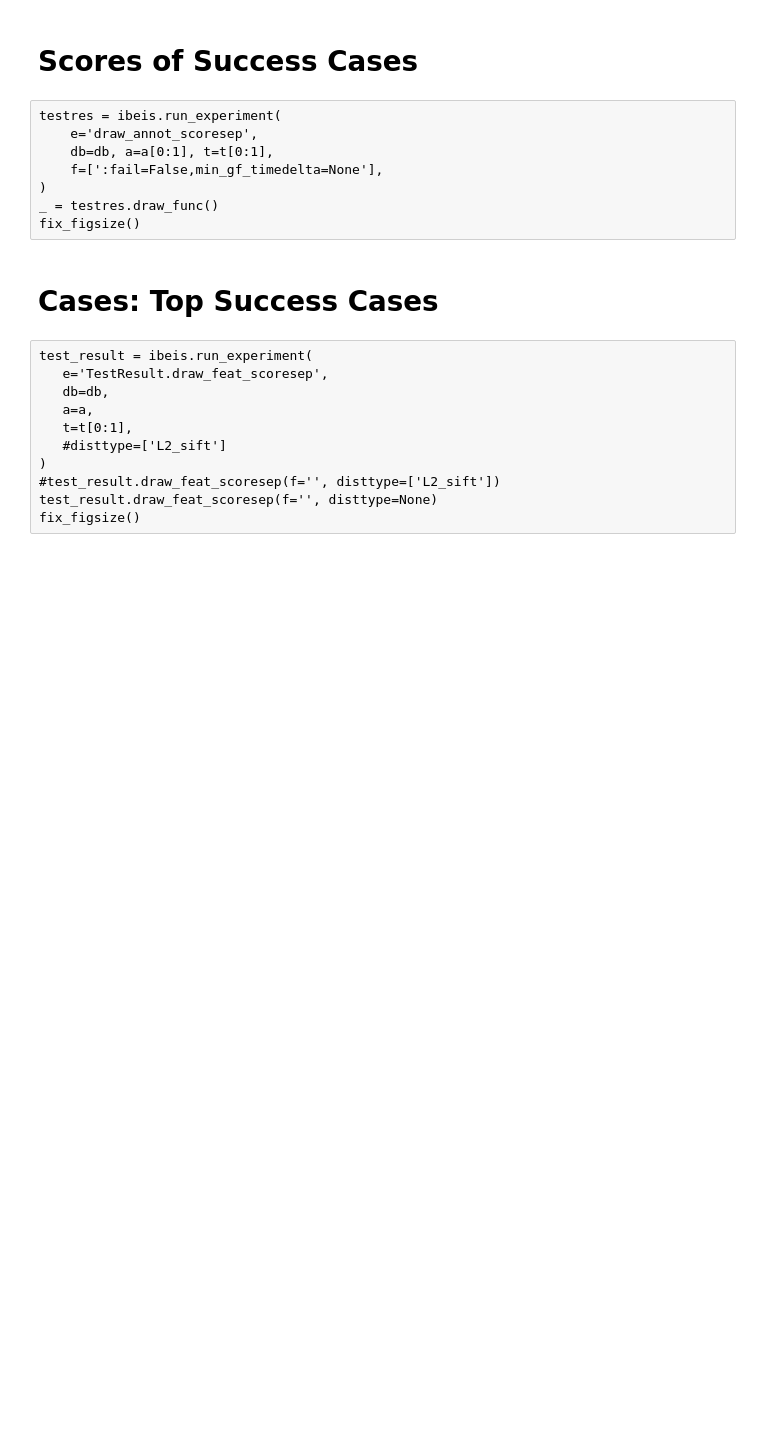
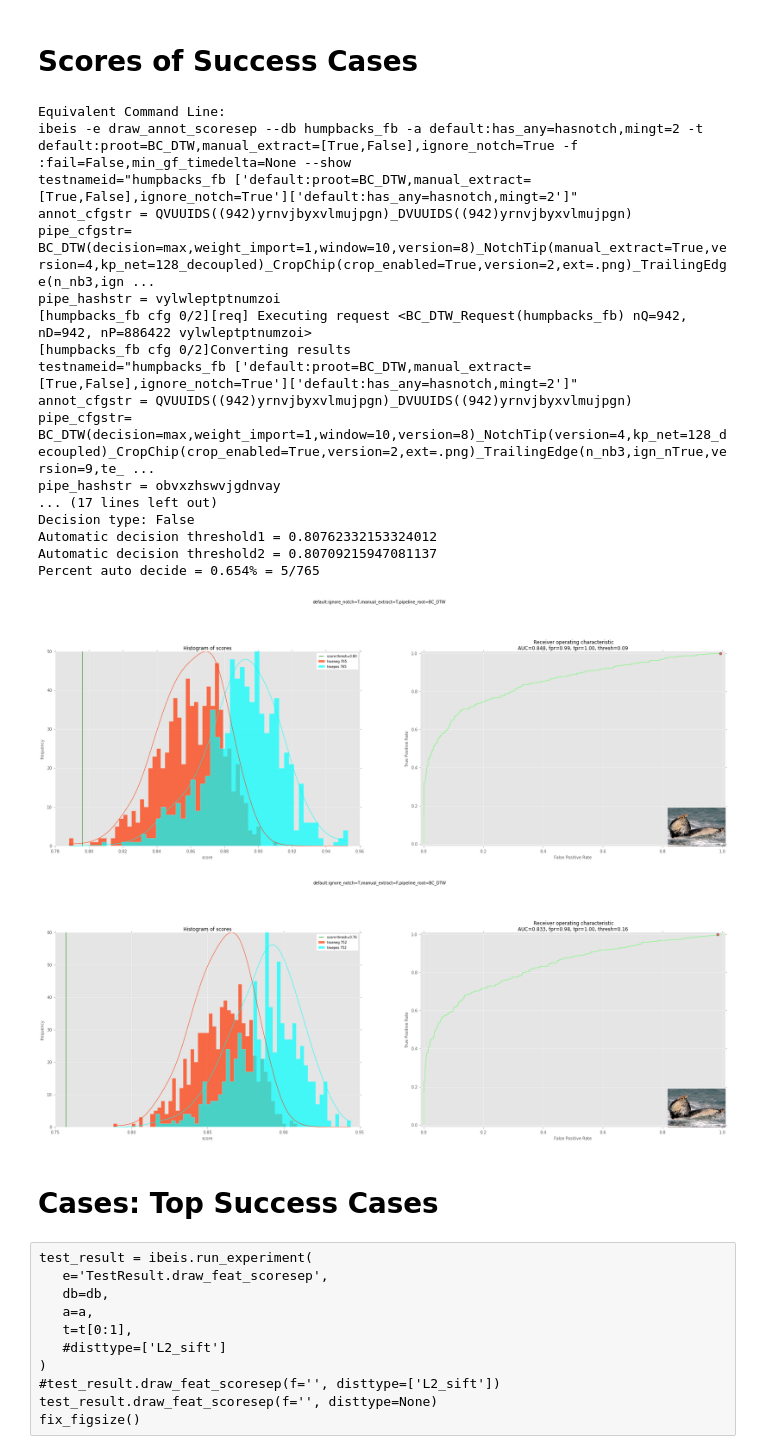
Before and after one commit to zmjjmz/thesiswork, a Jupyter notebook: edge_match/Experiments-humpbacks.ipynb, the cells around one changed output. Saved outputs shown, nothing was run; the diff lists cells and outputs as text; code cells hidden in the pictures; blank space fills up the shorter version.

```diff
--- a/edge_match/Experiments-humpbacks.ipynb
+++ b/edge_match/Experiments-humpbacks.ipynb
@@ -362,13 +293,33 @@ AssertionError: can only specify one config here
 # %% [markdown]
 # Scores of Success Cases
-# %% [raw]
-testres = ibeis.run_experiment(
-    e='draw_annot_scoresep',
-    db=db, a=a[0:1], t=t[0:1],
-    f=[':fail=False,min_gf_timedelta=None'],
-)
-_ = testres.draw_func()
-fix_figsize()
+# %%
+testres = ibeis.run_experiment(
+    e='draw_annot_scoresep',
+    db=db, a=a[0:1], t=t[0:1],
+    f=[':fail=False,min_gf_timedelta=None'],
+)
+_ = testres.draw_func()
+fix_figsize()
+# %% [output]
+Equivalent Command Line:
+ibeis -e draw_annot_scoresep --db humpbacks_fb -a default:has_any=hasnotch,mingt=2 -t default:proot=BC_DTW,manual_extract=[True,False],ignore_notch=True -f :fail=False,min_gf_timedelta=None --show
+testnameid="humpbacks_fb ['default:proot=BC_DTW,manual_extract=[True,False],ignore_notch=True']['default:has_any=hasnotch,mingt=2']"
+annot_cfgstr = QVUUIDS((942)yrnvjbyxvlmujpgn)_DVUUIDS((942)yrnvjbyxvlmujpgn)
+pipe_cfgstr= BC_DTW(decision=max,weight_import=1,window=10,version=8)_NotchTip(manual_extract=True,version=4,kp_net=128_decoupled)_CropChip(crop_enabled=True,version=2,ext=.png)_TrailingEdge(n_nb3,ign ...
+pipe_hashstr = vylwleptptnumzoi
+[humpbacks_fb cfg 0/2][req] Executing request <BC_DTW_Request(humpbacks_fb) nQ=942, nD=942, nP=886422 vylwleptptnumzoi>
+[humpbacks_fb cfg 0/2]Converting results
+testnameid="humpbacks_fb ['default:proot=BC_DTW,manual_extract=[True,False],ignore_notch=True']['default:has_any=hasnotch,mingt=2']"
+annot_cfgstr = QVUUIDS((942)yrnvjbyxvlmujpgn)_DVUUIDS((942)yrnvjbyxvlmujpgn)
+pipe_cfgstr= BC_DTW(decision=max,weight_import=1,window=10,version=8)_NotchTip(version=4,kp_net=128_decoupled)_CropChip(crop_enabled=True,version=2,ext=.png)_TrailingEdge(n_nb3,ign_nTrue,version=9,te_ ...
+pipe_hashstr = obvxzhswvjgdnvay
+... (17 lines left out)
+Decision type: False
+Automatic decision threshold1 = 0.80762332153324012
+Automatic decision threshold2 = 0.80709215947081137
+Percent auto decide = 0.654% = 5/765
+[figure, added]
+[figure, added]
 # %% [markdown]
 # Cases: Top Success Cases
 # %%
```
Also changed, not shown: parts of 9 cells of this notebook, 17 other files.
